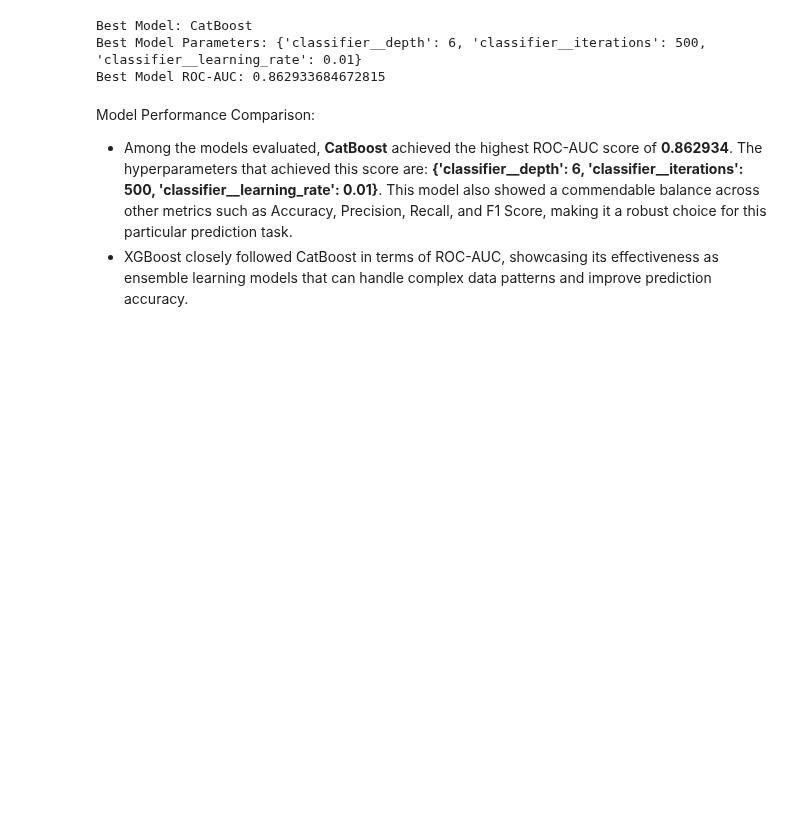
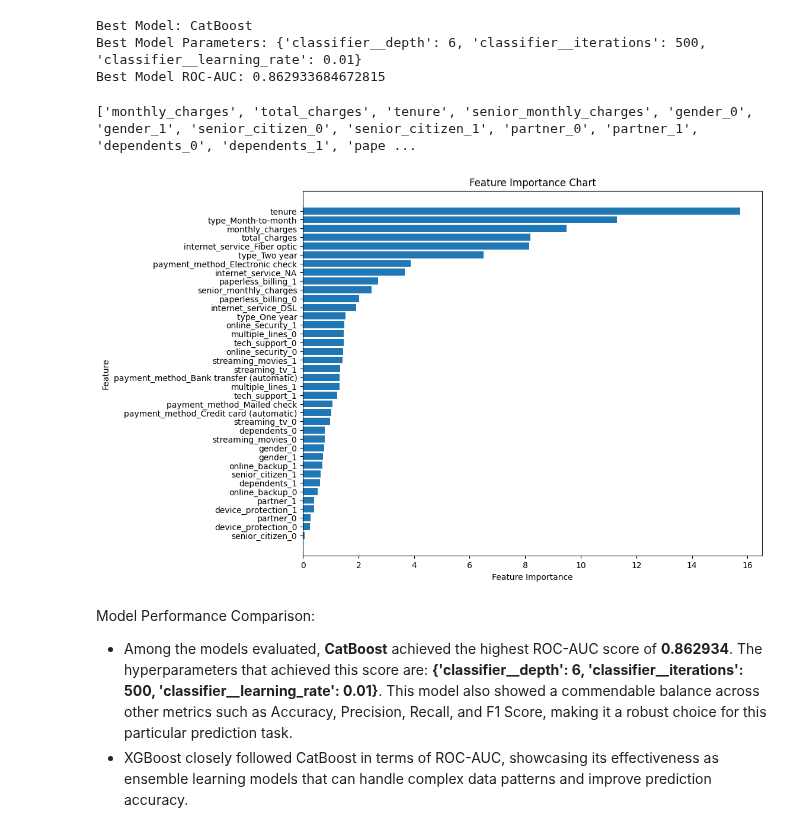
Before and after one commit to jestercruz/TripleTen-Projects, a Jupyter notebook: 17_final_project/plan_model_report_final.ipynb, the cells around one changed output. Drawn from its saved outputs; the diff is of its cells as text; code cells hidden in the pictures; blank space fills up the shorter version.

Commit message:
Added catboost feature importance visualization on the final project

```diff
--- a/17_final_project/plan_model_report_final.ipynb
+++ b/17_final_project/plan_model_report_final.ipynb
@@ -826,6 +789,62 @@ print(f"Best Model ROC-AUC: {best_model_roc_auc}")
 Best Model: CatBoost
 Best Model Parameters: {'classifier__depth': 6, 'classifier__iterations': 500, 'classifier__learning_rate': 0.01}
 Best Model ROC-AUC: 0.862933684672815
+# %%
+# Assuming you have your best model parameters and preprocessor ready
+best_catboost_model = CatBoostClassifier(
+    depth=6,
+    iterations=500,
+    learning_rate=0.01,
+    silent=True,
+    random_state=42
+)
+
+# Fit the model with the best parameters (ensure your preprocessor is fitted if needed)
+pipeline = Pipeline([
+    ('preprocessor', preprocessor),
+    ('classifier', best_catboost_model)
+])
+
+pipeline.fit(X_train, y_train)
+
+# Extract the classifier from the pipeline
+fitted_catboost_model = pipeline.named_steps['classifier']
+
+# Get feature importances
+feature_importances = fitted_catboost_model.get_feature_importance()
+
+# Assuming the preprocessor doesn't change the order or number of features,
+# and you want to plot importances for the original features in X_train
+if hasattr(pipeline.named_steps['preprocessor'], 'get_feature_names_out'):
+    # Attempt to get transformed feature names
+    transformed_feature_names = pipeline.named_steps['preprocessor'].get_feature_names_out()
+    # Use these names for plotting
+    feature_names = transformed_feature_names
+else:
+    # Fallback if we cannot get feature names directly
+    feature_names = np.array([f'Feature {i}' for i in range(len(feature_importances))])
+
+clean_feature_names = [name.replace('cat__', '').replace('num__', '') for name in feature_names]
+
+print(clean_feature_names)
+# Now, plot the feature importances with the correct feature names
+sorted_idx_list = sorted_idx.tolist()
+
+# Now use the list to index clean_feature_names
+sorted_clean_feature_names = [clean_feature_names[i] for i in sorted_idx_list]
+
+# Plot using the sorted, cleaned feature names
+plt.figure(figsize=(10, 8))
+plt.barh(range(len(sorted_idx)), feature_importances[sorted_idx], align='center')
+plt.yticks(range(len(sorted_idx)), labels=sorted_clean_feature_names)
+plt.xlabel("Feature Importance")
+plt.ylabel("Feature")
+plt.title("Feature Importance Chart")
+plt.gca().invert_yaxis()
+plt.show()
+# %% [output]
+['monthly_charges', 'total_charges', 'tenure', 'senior_monthly_charges', 'gender_0', 'gender_1', 'senior_citizen_0', 'senior_citizen_1', 'partner_0', 'partner_1', 'dependents_0', 'dependents_1', 'pape ...
+[figure, added]
 # %% [markdown]
 Model Performance Comparison:
 
```
Also changed, not shown: parts of 6 cells of this notebook, 3 other files.
